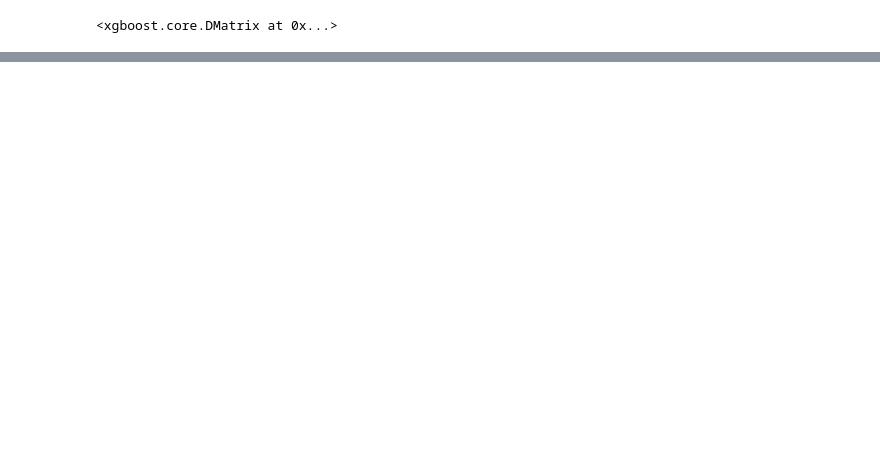
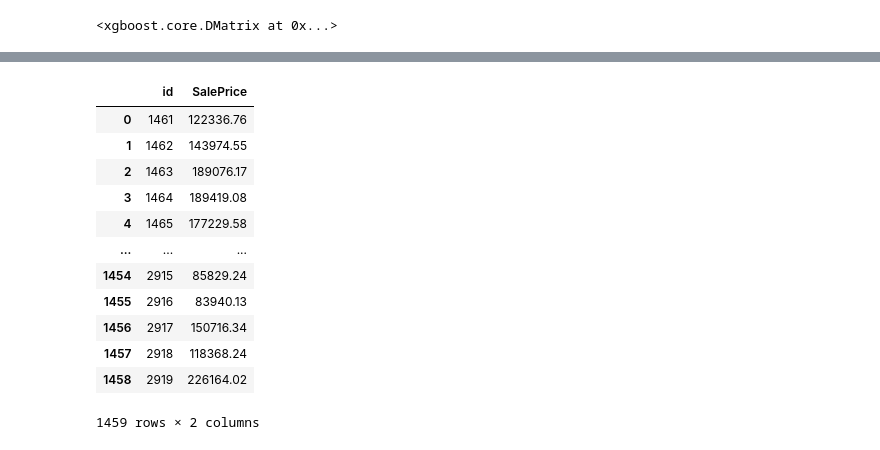
Before and after one commit to akash1309/House-Price-Prediction-Kaggle, a Jupyter notebook: Regression.ipynb, the cells around one changed output, grey strips where cells are left out. Saved outputs shown, nothing was run; the diff lists cells and outputs as text; code cells hidden in the pictures; blank space fills up the shorter version.

```diff
--- a/Regression.ipynb
+++ b/Regression.ipynb
@@ -273,0 +345,18 @@ y_val = sc2.transform(y_val.reshape(-1,1))
+# %%
+pd.options.display.float_format = '{:.2f}'.format
+submission = pd.DataFrame({'id':df_test['Id'],'SalePrice':y_preds.flatten().astype('double')})
+submission
+# %% [output]
+|  | id | SalePrice |
+| 0 | 1461 | 122336.76 |
+| 1 | 1462 | 143974.55 |
+| 2 | 1463 | 189076.17 |
+| 3 | 1464 | 189419.08 |
+| 4 | 1465 | 177229.58 |
+| ... | ... | ... |
+| 1454 | 2915 | 85829.24 |
+| 1455 | 2916 | 83940.13 |
+| 1456 | 2917 | 150716.34 |
+| 1457 | 2918 | 118368.24 |
+| 1458 | 2919 | 226164.02 |
+1459 rows × 2 columns
```
Also changed, not shown: parts of 22 cells of this notebook.
